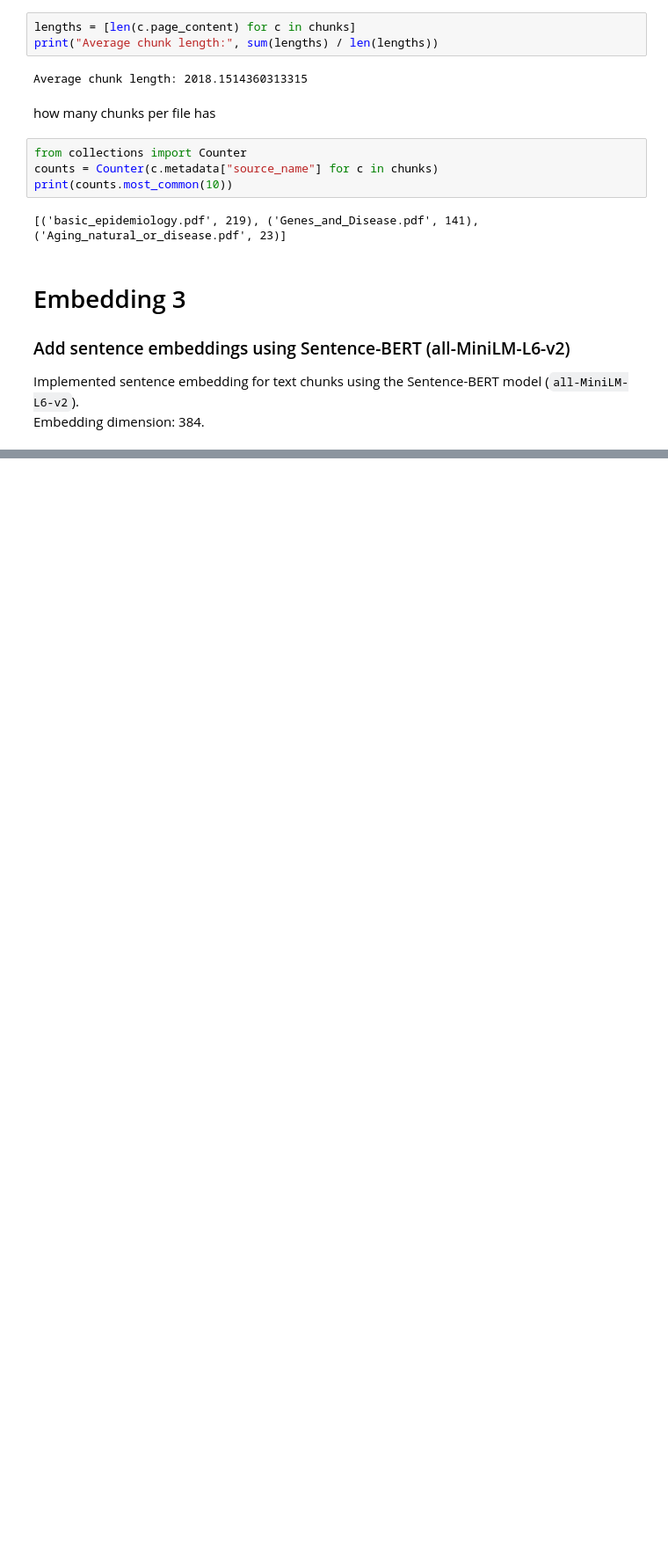
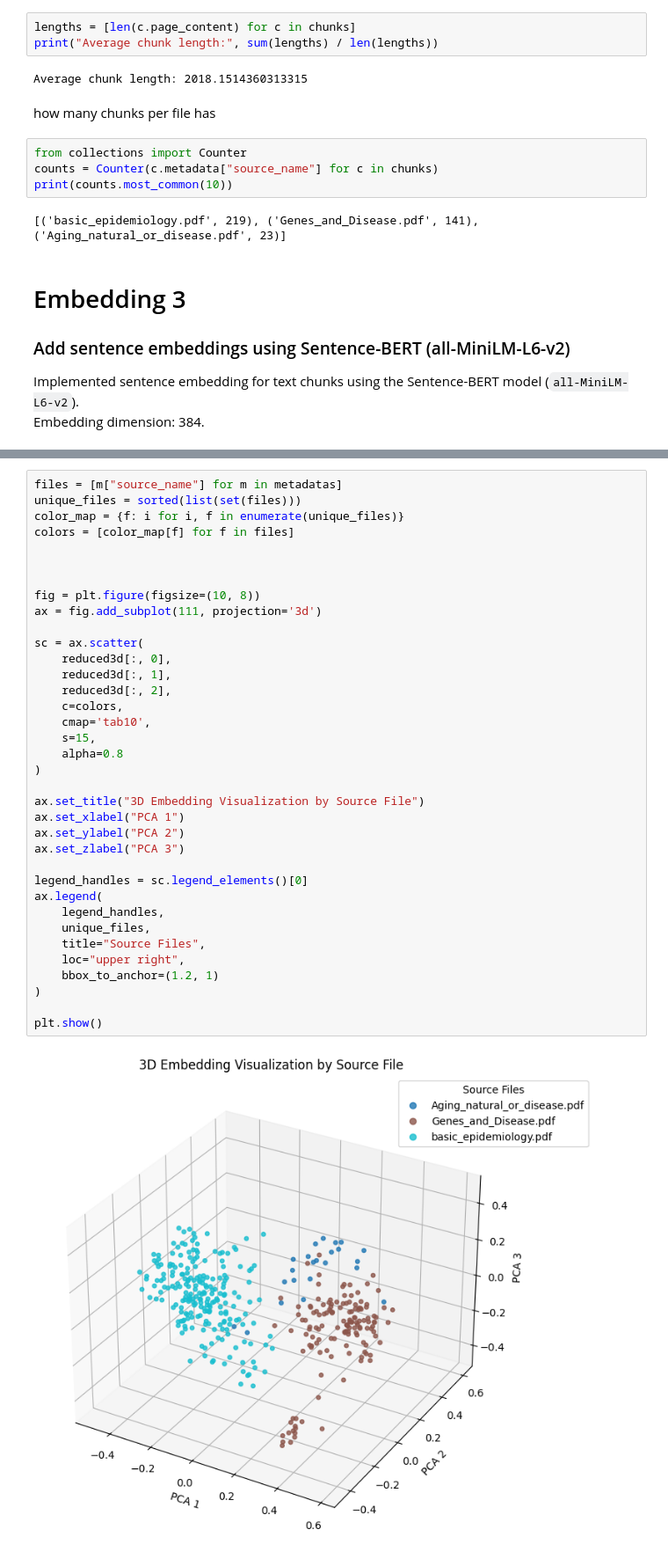
Before and after one commit to diyorarti/Medical-assistant-with-RAG, a Jupyter notebook: labs/project-lab.ipynb, the cells around one changed output, grey strips where cells are left out. Shown: that part at 88% size. Drawn from its saved outputs; the diff is of its cells as text; blank space fills up the shorter version.

```diff
--- a/labs/project-lab.ipynb
+++ b/labs/project-lab.ipynb
@@ -375,0 +494,38 @@ class Embedder:
+# %%
+files = [m["source_name"] for m in metadatas]
+unique_files = sorted(list(set(files)))
+color_map = {f: i for i, f in enumerate(unique_files)}
+colors = [color_map[f] for f in files]
+
+
+
+fig = plt.figure(figsize=(10, 8))
+ax = fig.add_subplot(111, projection='3d')
+
+sc = ax.scatter(
+    reduced3d[:, 0],
+    reduced3d[:, 1],
+    reduced3d[:, 2],
+    c=colors,
+    cmap='tab10',
+    s=15,
+    alpha=0.8
+)
+
+ax.set_title("3D Embedding Visualization by Source File")
+ax.set_xlabel("PCA 1")
+ax.set_ylabel("PCA 2")
+ax.set_zlabel("PCA 3")
+
+legend_handles = sc.legend_elements()[0]
+ax.legend(
+    legend_handles,
+    unique_files,
+    title="Source Files",
+    loc="upper right",
+    bbox_to_anchor=(1.2, 1)
+)
+
+plt.show()
+# %% [output]
+[figure, added]
```
Also changed, not shown: parts of 16 cells of this notebook.
